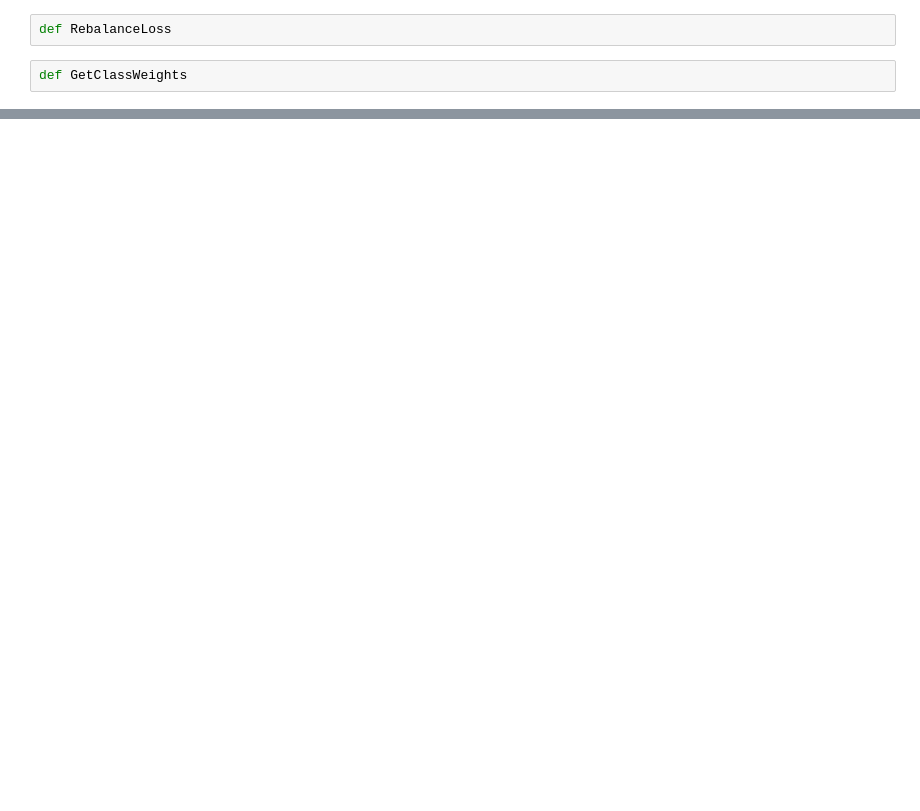
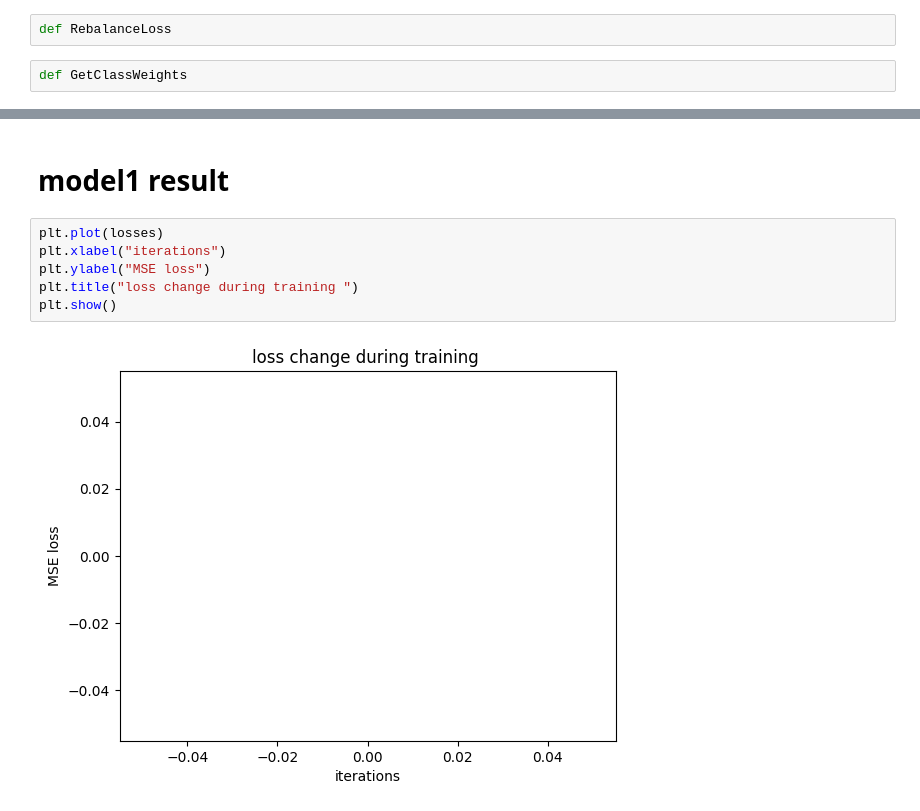
Before and after one commit to DingPang/ACV_Colorization, a Jupyter notebook: main.ipynb, the cells around one changed output, grey strips where cells are left out. Cells and saved outputs as stored; diff of their text form; blank space fills up the shorter version.

Commit message:
testing new model on cielab with new dataset

```diff
--- a/main.ipynb
+++ b/main.ipynb
@@ -182,0 +476,10 @@ def GetClassWeights
+# %% [markdown]
+# model1 result
+# %%
+plt.plot(losses)
+plt.xlabel("iterations")
+plt.ylabel("MSE loss")
+plt.title("loss change during training ")
+plt.show()
+# %% [output]
+[figure, added]
```
Also changed, not shown: parts of 19 cells of this notebook.
